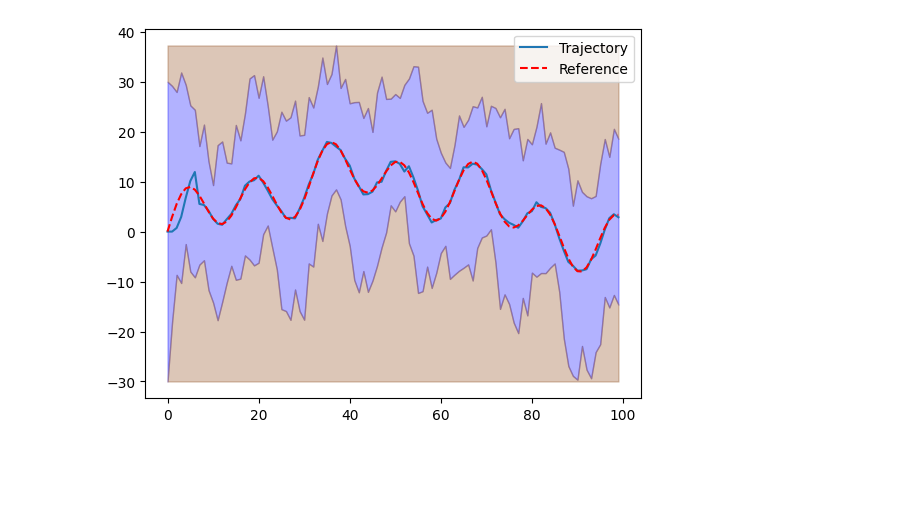
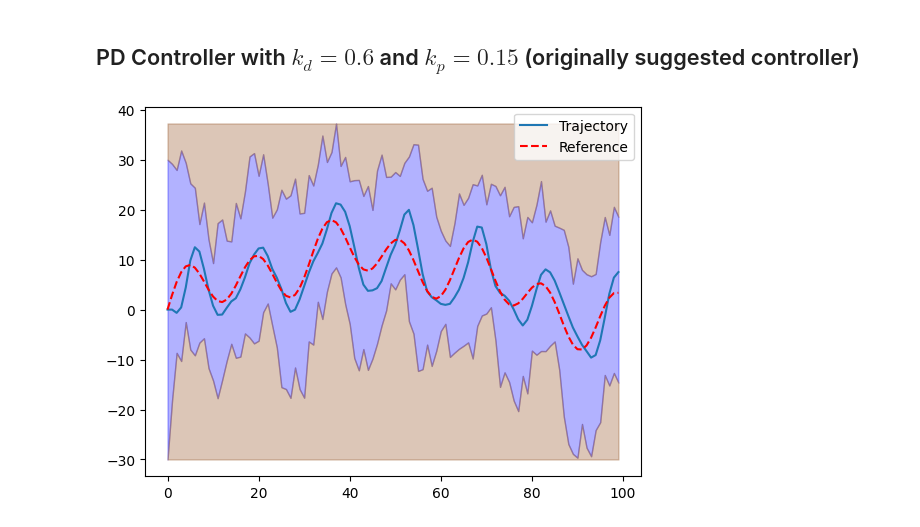
Before and after one commit to ZaheenA-Rahman/b1-coding-practical-mt24, a Jupyter notebook: notebooks/demo.ipynb, the cells around one changed output. Saved outputs shown, nothing was run; the diff lists cells and outputs as text; code cells hidden in the pictures; blank space fills up the shorter version.

```diff
--- a/notebooks/demo.ipynb
+++ b/notebooks/demo.ipynb
@@ -10,13 +30,10 @@ After implementing your control functionality, you can simulate the closed-loop
+# %% [markdown]
+## PD Controller with $k_d = 0.6$ and $k_p = 0.15$ (originally suggested controller)
 # %%
-from uuv_mission.dynamic import *
-from uuv_mission.control import *
-
-sub = Submarine()
-controller = HMPCController()
+controller = PDController()
 closed_loop = ClosedLoop(sub, controller)
-mission = Mission.from_csv("../data/mission.csv")
 
 trajectory = closed_loop.simulate_with_random_disturbances(mission)
 trajectory.plot_completed_mission(mission)
 # %% [output]
-[figure, old version]
+[figure, new version]
```
Also changed, not shown: parts of 13 cells of this notebook, 1 other file.
